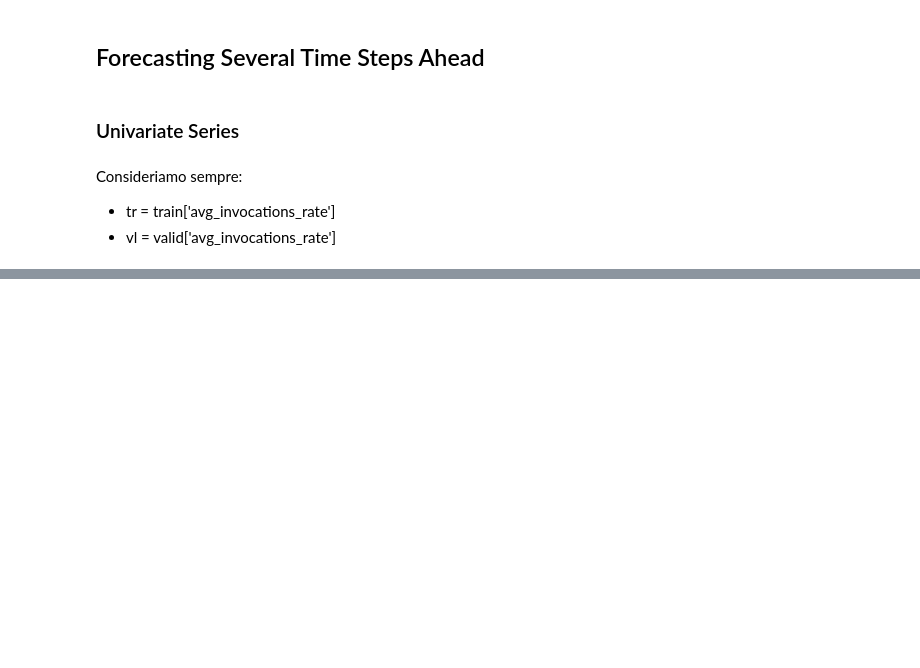
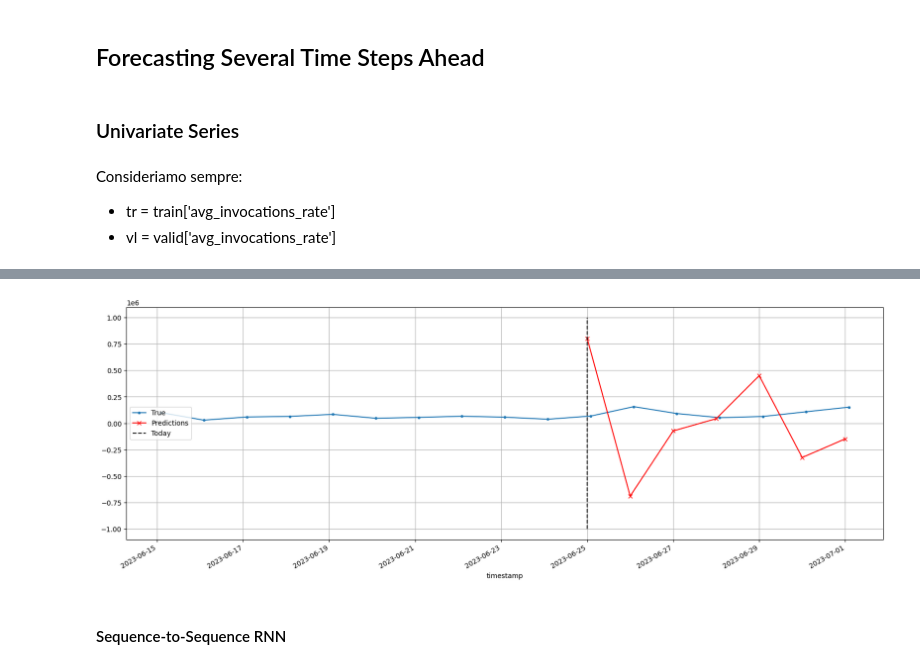
Before and after one commit to AnastasiaBrinati/experiments, a Jupyter notebook: Models2.ipynb, the cells around one changed output, grey strips where cells are left out. Saved outputs shown, nothing was run; the diff lists cells and outputs as text; code cells hidden in the pictures; blank space fills up the shorter version.

```diff
--- a/Models2.ipynb
+++ b/Models2.ipynb
@@ -51,4 +51,4 @@ data.head()
 # %%
-train = data["2022-12-20":"2023-06-01"]
-valid = data["2023-06-01":"2023-07-01"]
-test = data["2023-07-01":]
+train_data = data["2022-12-20":"2023-06-14"]
+valid_data = data["2023-06-15":"2023-07-01"]
+test_data = data["2023-07-01":]
@@ -268,0 +345,4 @@ plt.show()
+# %%
+X = valid.to_numpy()[np.newaxis, :sequence_lenght]
+
+Y_pred = ahead_model.predict(X) # shape [1, 14]
@@ -268,0 +351,21 @@ plt.show()
+# %%
+# The forecasts start on 2023-06-01, and they end
+# on 2019-06-14. That's 14 days in total.
+origin = "2023-06-15"
+start = "2023-06-25"
+end = "2023-07-01"
+
+Y_pred = pd.Series(X[0, -prediction_lenght:, 0], index=pd.date_range(start, end))
+
+fig, ax = plt.subplots(figsize=(20, 7))
+(vl * 1e6)[origin:end].plot(label="True", marker=".", ax=ax)
+(Y_pred * 1e6).plot(label="Predictions", grid=True, marker="x", color="r", ax=ax)
+ax.vlines(start, -1e6, 1e6, color="k", linestyle="--", label="Today")
+#ax.set_ylim([200_000, 800_000])
+plt.legend(loc="center left")
+#save_fig("forecast_ahead_plot")
+plt.show()
+# %% [output]
+[figure, added]
+# %% [markdown]
+#### Sequence-to-Sequence RNN
```
Also changed, not shown: parts of 30 cells of this notebook.
